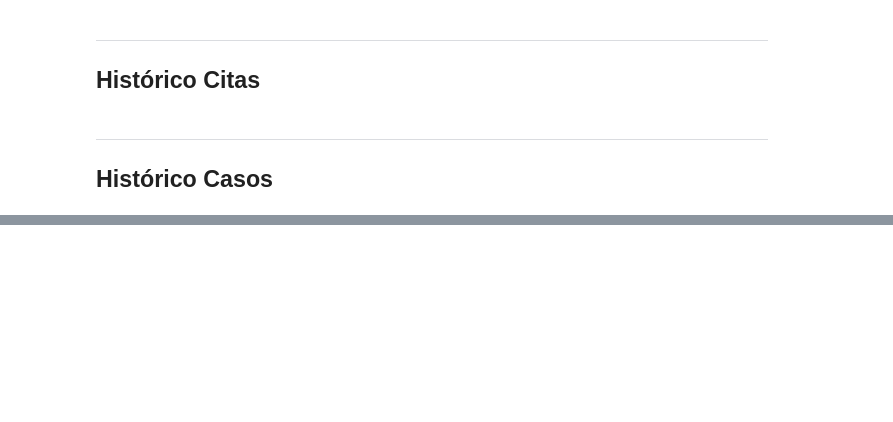
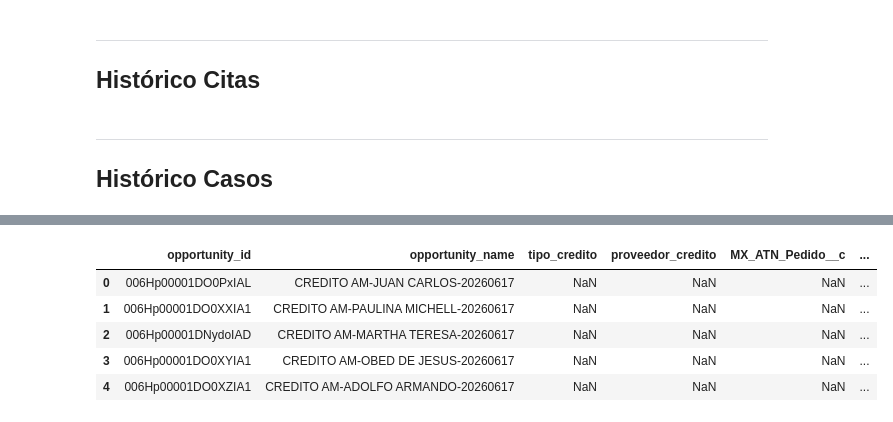
Before and after one commit to rene-aum/Atlas, a Jupyter notebook: CasosDeUso/CasosErick/validaciones/aws_validaciones_strict_dl_drive.ipynb, the cells around one changed output, grey strips where cells are left out. Cells and saved outputs as stored; diff of their text form; code cells hidden in the pictures; blank space fills up the shorter version.

```diff
--- a/CasosDeUso/CasosErick/validaciones/aws_validaciones_strict_dl_drive.ipynb
+++ b/CasosDeUso/CasosErick/validaciones/aws_validaciones_strict_dl_drive.ipynb
@@ -314,0 +405,9 @@ auditar_dataset_estricto(
+# %%
+proc_drive_solicitudes.head()
+# %% [output]
+|  | opportunity_id | opportunity_name | tipo_credito | proveedor_credito | MX_ATN_Pedido__c | ... |
+| 0 | 006Hp00001DO0PxIAL | CREDITO AM-JUAN CARLOS-20260617 | NaN | NaN | NaN | ... |
+| 1 | 006Hp00001DO0XXIA1 | CREDITO AM-PAULINA MICHELL-20260617 | NaN | NaN | NaN | ... |
+| 2 | 006Hp00001DNydoIAD | CREDITO AM-MARTHA TERESA-20260617 | NaN | NaN | NaN | ... |
+| 3 | 006Hp00001DO0XYIA1 | CREDITO AM-OBED DE JESUS-20260617 | NaN | NaN | NaN | ... |
+| 4 | 006Hp00001DO0XZIA1 | CREDITO AM-ADOLFO ARMANDO-20260617 | NaN | NaN | NaN | ... |
```
Also changed, not shown: parts of 11 cells of this notebook.
